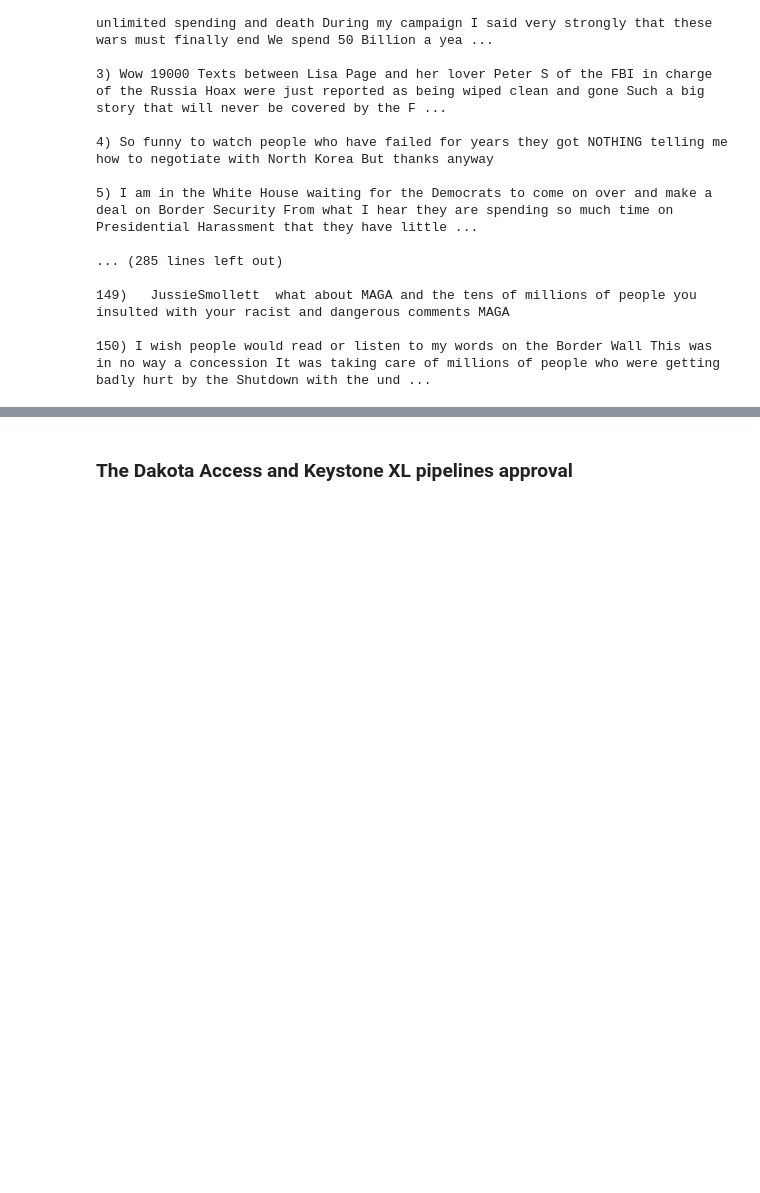
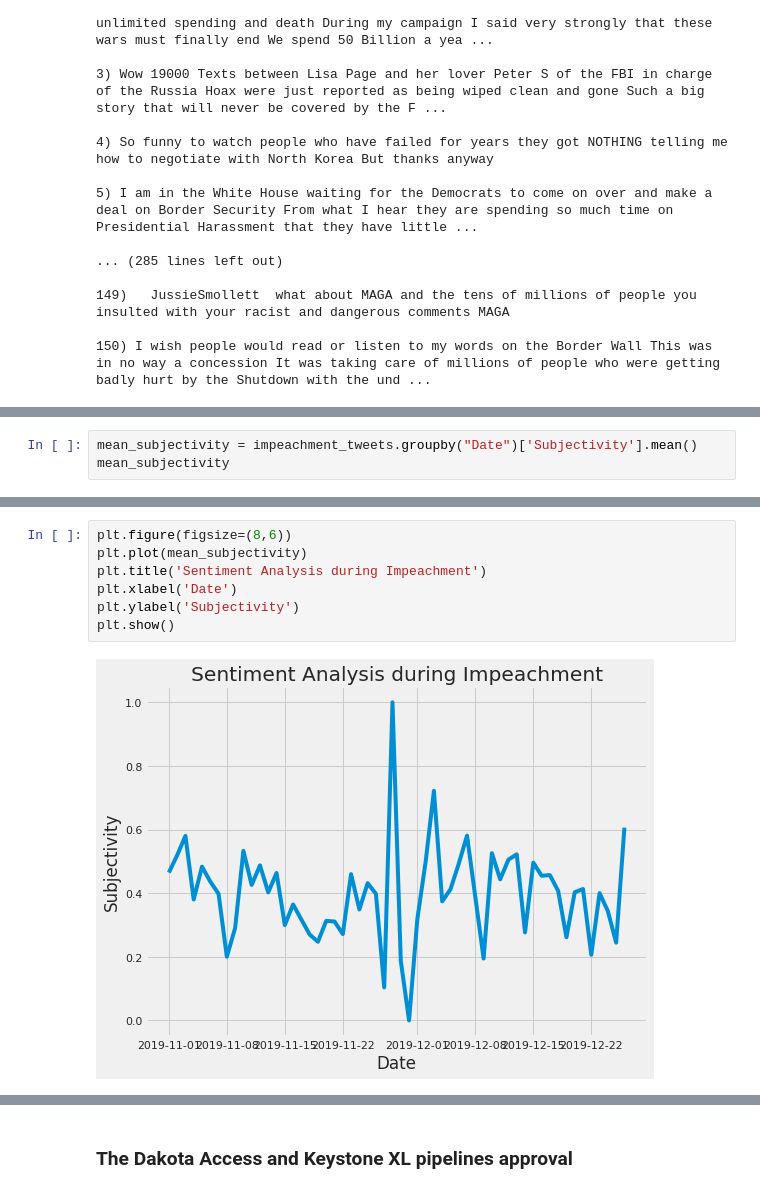
Before and after one commit to cybertraining-dsc/fa20-523-307, a Jupyter notebook: project/Analysis of Financial Markets based on President Trump's Tweets.ipynb, the cells around one changed output, grey strips where cells are left out. Saved outputs shown, nothing was run; the diff lists cells and outputs as text; blank space fills up the shorter version.

```diff
--- a/project/Analysis of Financial Markets based on President Trump's Tweets.ipynb
+++ b/project/Analysis of Financial Markets based on President Trump's Tweets.ipynb
@@ -955,0 +930,3 @@ shutdown_stock_data = stock_data.drop(labels=['SMA1', 'SMA2'], axis=1)
+# %%
+mean_subjectivity = impeachment_tweets.groupby("Date")['Subjectivity'].mean()
+mean_subjectivity
@@ -955,0 +951,9 @@ shutdown_stock_data = stock_data.drop(labels=['SMA1', 'SMA2'], axis=1)
+# %%
+plt.figure(figsize=(8,6))
+plt.plot(mean_subjectivity)
+plt.title('Sentiment Analysis during Impeachment')
+plt.xlabel('Date')
+plt.ylabel('Subjectivity')
+plt.show()
+# %% [output]
+[figure, added]
```
Also changed, not shown: parts of 11 cells of this notebook.
